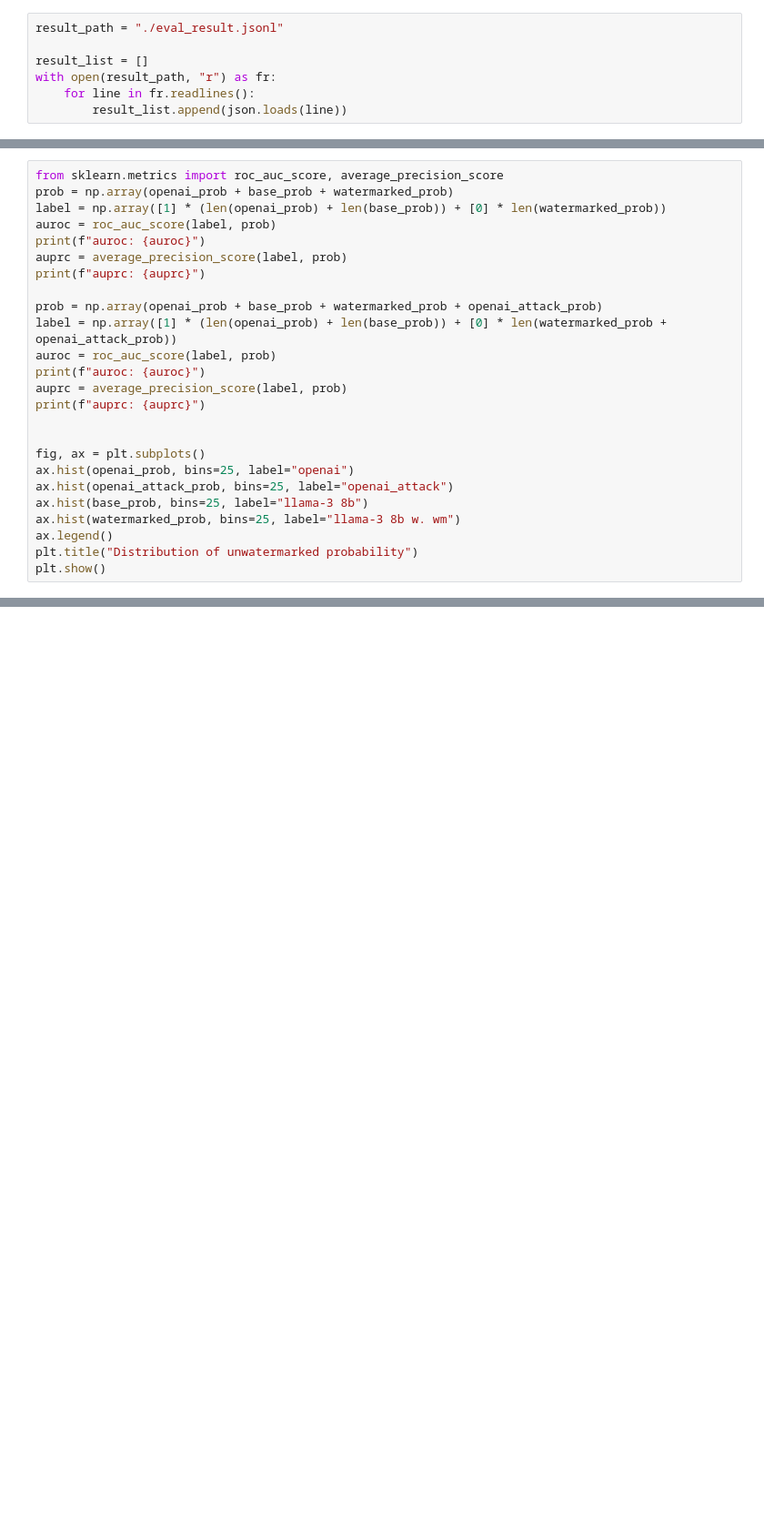
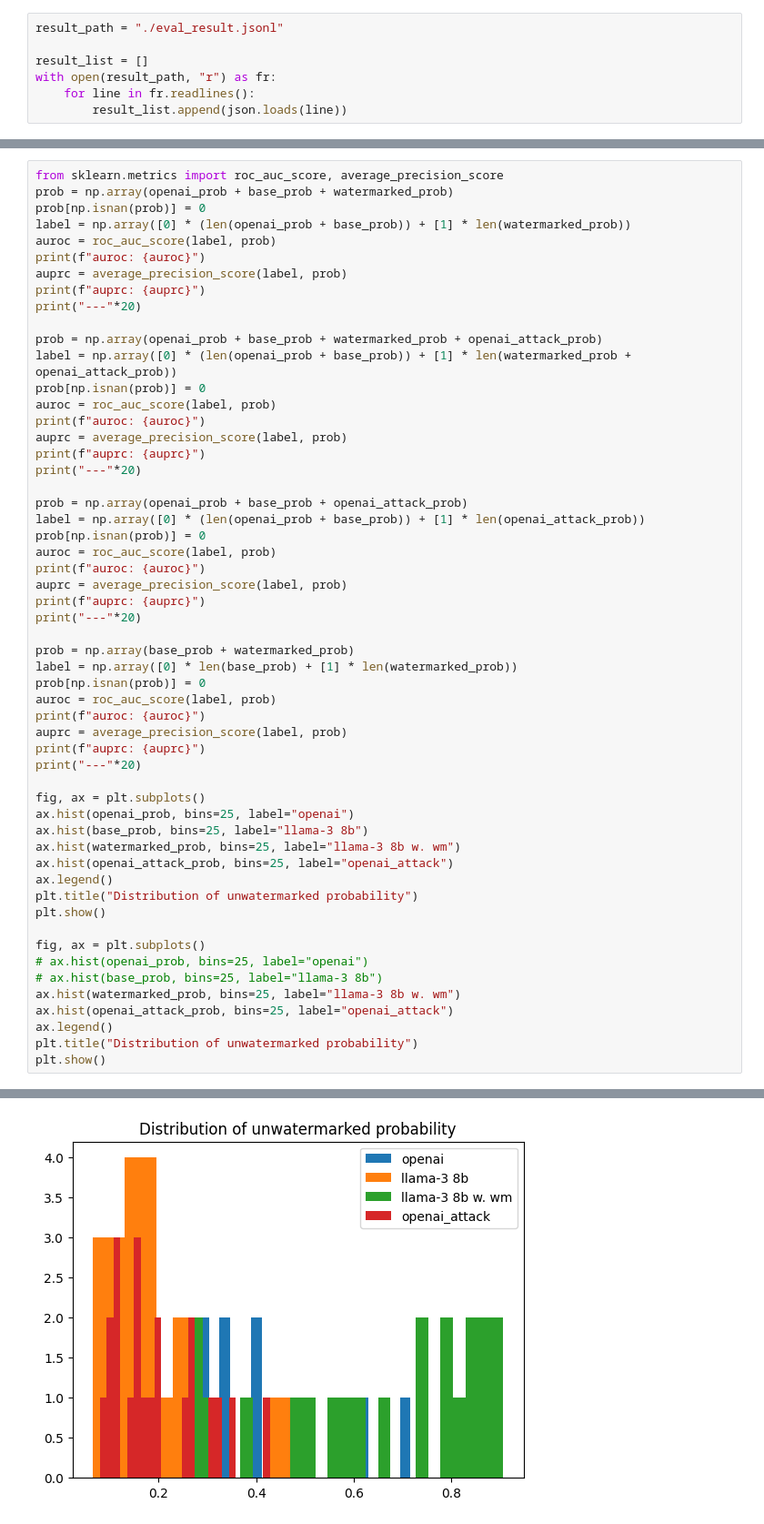
Before and after one commit to huawei-lin/learnable_watermarking, a Jupyter notebook: evaluation/ppls/vis_ppls.ipynb, the cells around one changed output, grey strips where cells are left out. Shown: that part at 91% size. Cells and saved outputs as stored; diff of their text form; blank space fills up the shorter version.

```diff
--- a/evaluation/ppls/vis_ppls.ipynb
+++ b/evaluation/ppls/vis_ppls.ipynb
@@ -65,26 +71,56 @@ Do you remember the game from this fragment of box art? Leave your answer in the
 # %%
 from sklearn.metrics import roc_auc_score, average_precision_score
 prob = np.array(openai_prob + base_prob + watermarked_prob)
-label = np.array([1] * (len(openai_prob) + len(base_prob)) + [0] * len(watermarked_prob))
+prob[np.isnan(prob)] = 0
+label = np.array([0] * (len(openai_prob + base_prob)) + [1] * len(watermarked_prob))
 auroc = roc_auc_score(label, prob)
 print(f"auroc: {auroc}")
 auprc = average_precision_score(label, prob)
 print(f"auprc: {auprc}")
+print("---"*20)
 
 prob = np.array(openai_prob + base_prob + watermarked_prob + openai_attack_prob)
-label = np.array([1] * (len(openai_prob) + len(base_prob)) + [0] * len(watermarked_prob + openai_attack_prob))
+label = np.array([0] * (len(openai_prob + base_prob)) + [1] * len(watermarked_prob + openai_attack_prob))
+prob[np.isnan(prob)] = 0
 auroc = roc_auc_score(label, prob)
 print(f"auroc: {auroc}")
 auprc = average_precision_score(label, prob)
 print(f"auprc: {auprc}")
+print("---"*20)
 
+prob = np.array(openai_prob + base_prob + openai_attack_prob)
+label = np.array([0] * (len(openai_prob + base_prob)) + [1] * len(openai_attack_prob))
+prob[np.isnan(prob)] = 0
+auroc = roc_auc_score(label, prob)
+print(f"auroc: {auroc}")
+auprc = average_precision_score(label, prob)
+print(f"auprc: {auprc}")
+print("---"*20)
+
+prob = np.array(base_prob + watermarked_prob)
+label = np.array([0] * len(base_prob) + [1] * len(watermarked_prob))
+prob[np.isnan(prob)] = 0
+auroc = roc_auc_score(label, prob)
+print(f"auroc: {auroc}")
+auprc = average_precision_score(label, prob)
+print(f"auprc: {auprc}")
+print("---"*20)
 
 fig, ax = plt.subplots()
 ax.hist(openai_prob, bins=25, label="openai")
-ax.hist(openai_attack_prob, bins=25, label="openai_attack")
 ax.hist(base_prob, bins=25, label="llama-3 8b")
 ax.hist(watermarked_prob, bins=25, label="llama-3 8b w. wm")
+ax.hist(openai_attack_prob, bins=25, label="openai_attack")
 ax.legend()
 plt.title("Distribution of unwatermarked probability")
 plt.show()
+
+fig, ax = plt.subplots()
+# ax.hist(openai_prob, bins=25, label="openai")
+# ax.hist(base_prob, bins=25, label="llama-3 8b")
+ax.hist(watermarked_prob, bins=25, label="llama-3 8b w. wm")
+ax.hist(openai_attack_prob, bins=25, label="openai_attack")
+ax.legend()
+plt.title("Distribution of unwatermarked probability")
+plt.show()
 # %% [output]
@@ -91,0 +139 @@ ValueError: Input contains NaN.
+[figure, added]
```
Also changed, not shown: parts of 4 cells of this notebook, 5 other files.
